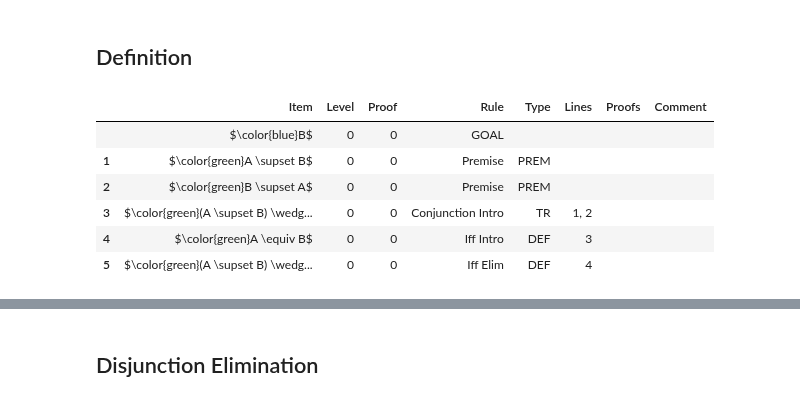
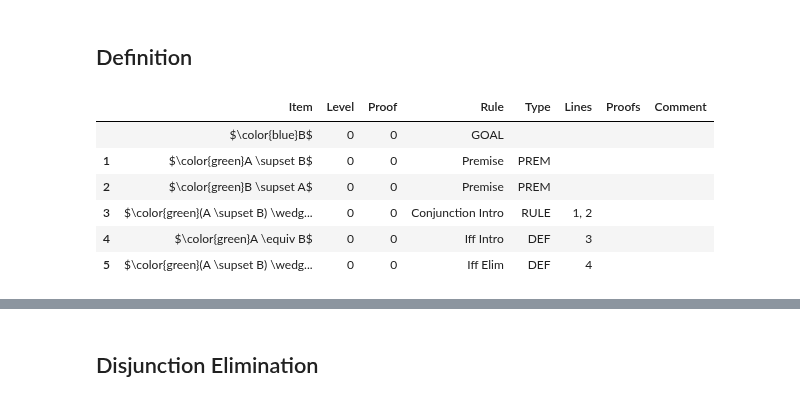
Before and after one commit to FrankHubeny/AltRea, a Jupyter notebook: rules_testcases.ipynb, the cells around one changed output, grey strips where cells are left out. Saved outputs shown, nothing was run; the diff lists cells and outputs as text; code cells hidden in the pictures.

```diff
--- a/rules_testcases.ipynb
+++ b/rules_testcases.ipynb
@@ -888,31 +890,31 @@ display(prf.thisproof())
 # %%
 # test_definition_iff_1: Clean run of coimpliction intro and elim as definitions
 
 from IPython.display import display, Math, Markdown, Latex, display_markdown, HTML
 import pandas as pd
 pd.options.display.max_colwidth=500
 from altrea.wffs import And, Wff
 from altrea.rules import Proof
 
 prf = Proof()
 prf.setrestricted(False)
 A = prf.proposition('A')
 B = prf.proposition('B')
 prf.setlogic()
 prf.goal(B)
 prf.premise(Implies(A, B))
 prf.premise(Implies(B, A))
-prf.conjunction_intro(1, 2)
+prf.rule("conj intro", [prf.item(1), prf.item(2)], [1, 2])
 prf.definition('iff intro', [A, B], [3])
 prf.definition('iff elim', [A, B], [4])
 
 display(prf.thisproof())
 # %% [output]
 |  | Item | Level | Proof | Rule | Type | Lines | Proofs | Comment |
 |  | $\color{blue}B$ | 0 | 0 | GOAL |  |  |  |  |
 | 1 | $\color{green}A \supset B$ | 0 | 0 | Premise | PREM |  |  |  |
 | 2 | $\color{green}B \supset A$ | 0 | 0 | Premise | PREM |  |  |  |
-| 3 | $\color{green}(A \supset B) \wedg... | 0 | 0 | Conjunction Intro | TR | 1, 2 |  |  |
+| 3 | $\color{green}(A \supset B) \wedg... | 0 | 0 | Conjunction Intro | RULE | 1, 2 |  |  |
 | 4 | $\color{green}A \equiv B$ | 0 | 0 | Iff Intro | DEF | 3 |  |  |
 | 5 | $\color{green}(A \supset B) \wedg... | 0 | 0 | Iff Elim | DEF | 4 |  |  |
 # %%
```
Also changed, not shown: parts of 131 cells of this notebook, 19 other files.
